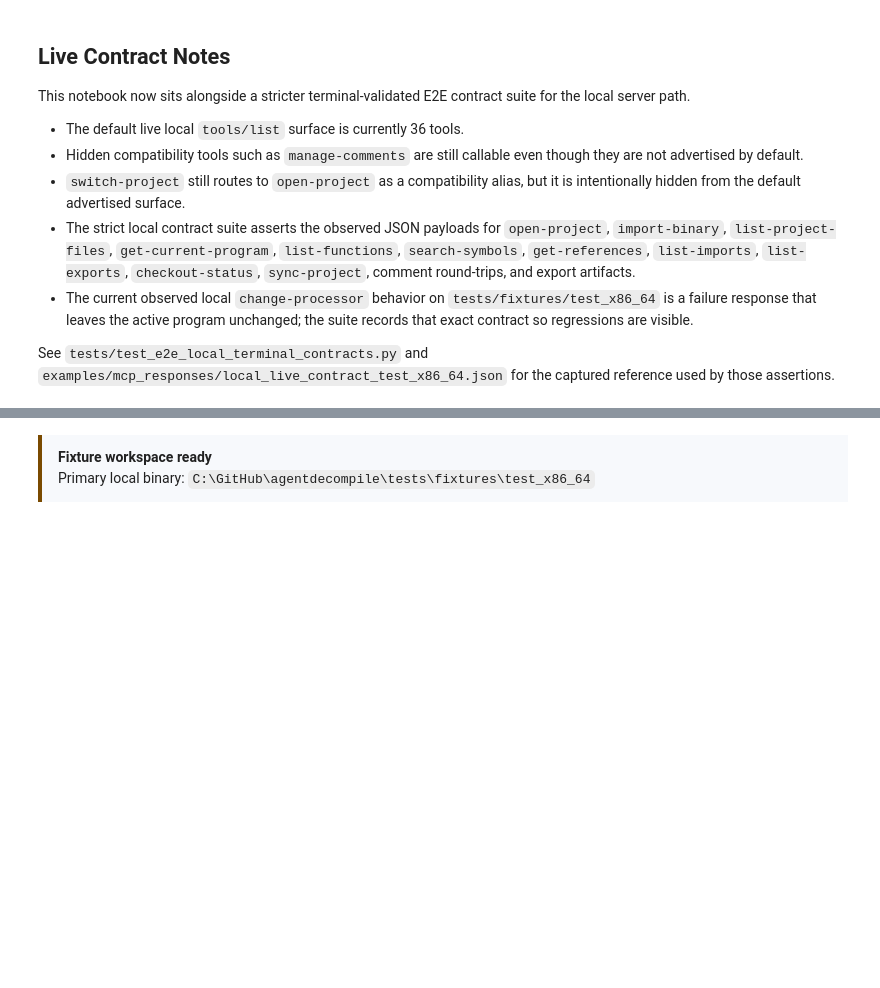
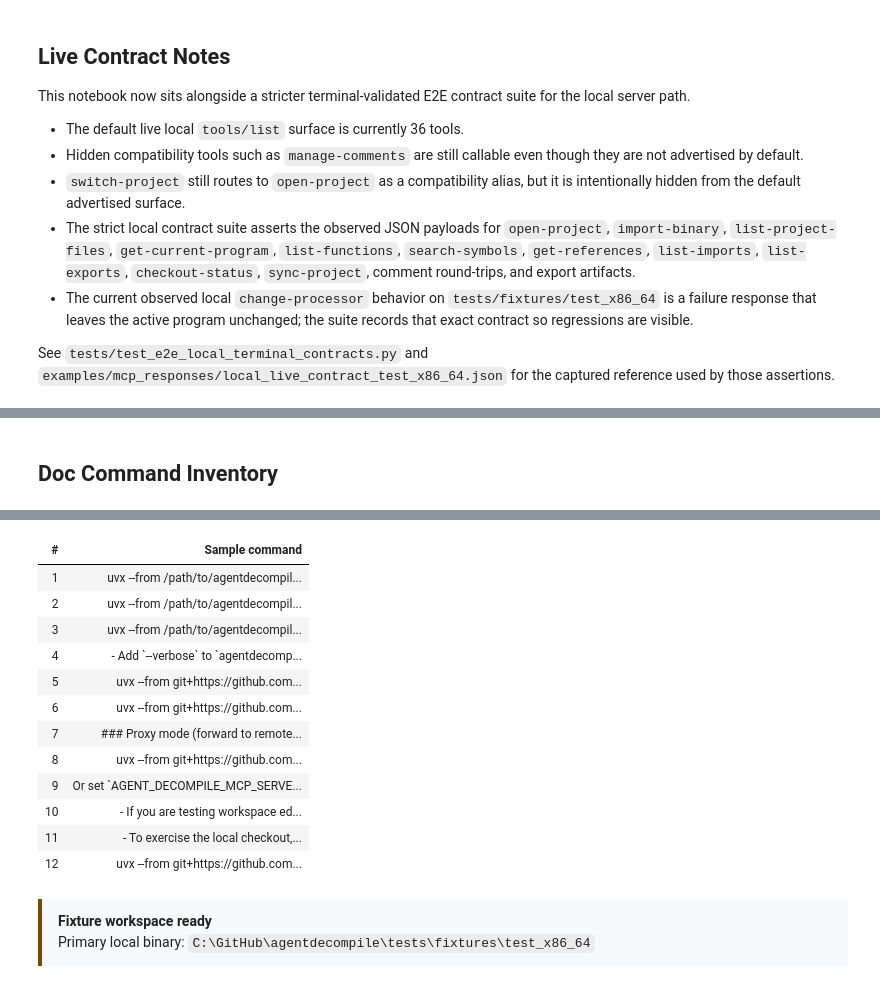
Before and after one commit to bolabaden/AgentDecompile, a Jupyter notebook: examples/usage_validation.ipynb, the cells around one changed output, grey strips where cells are left out. Cells and saved outputs as stored; diff of their text form; code cells hidden in the pictures; blank space fills up the shorter version.

```diff
--- a/examples/usage_validation.ipynb
+++ b/examples/usage_validation.ipynb
@@ -148,7 +152,7 @@ def extract_command_lines(path: Path) -> list[str]:
     interesting = []
     for line in lines:
         stripped = line.strip()
-        if any(token in stripped for token in ["agentdecompile-cli", "agentdecompile-server", "uvx --from", "call_tool", "Invoke-McpTool"]):
+        if any(token in stripped for token in ["agentdecompile-cli", "agentdecompile-server", "agentdecompile-proxy", "uvx --from", "call_tool", "Invoke-McpTool"]):
             interesting.append(stripped)
     return interesting
 
@@ -175,3 +179,5 @@ display(
         f"<tbody>{rows}</tbody></table>"
     )
 )
+# %% [output]
+## Doc Command Inventory
@@ -178,3 +185,16 @@ display(
+| # | Sample command |
+| 1 | uvx --from /path/to/agentdecompil... |
+| 2 | uvx --from /path/to/agentdecompil... |
+| 3 | uvx --from /path/to/agentdecompil... |
+| 4 | - Add `--verbose` to `agentdecomp... |
+| 5 | uvx --from git+https://github.com... |
+| 6 | uvx --from git+https://github.com... |
+| 7 | ### Proxy mode (forward to remote... |
+| 8 | uvx --from git+https://github.com... |
+| 9 | Or set `AGENT_DECOMPILE_MCP_SERVE... |
+| 10 | - If you are testing workspace ed... |
+| 11 | - To exercise the local checkout,... |
+| 12 | uvx --from git+https://github.com... |
 # %%
 from tests.helpers import create_minimal_binary
 
```
Also changed, not shown: parts of 4 cells of this notebook, 9 other files.
